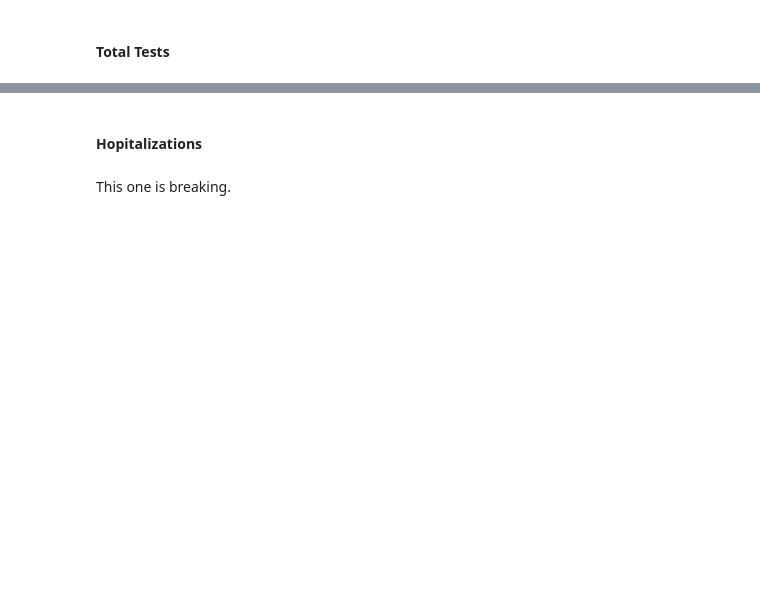
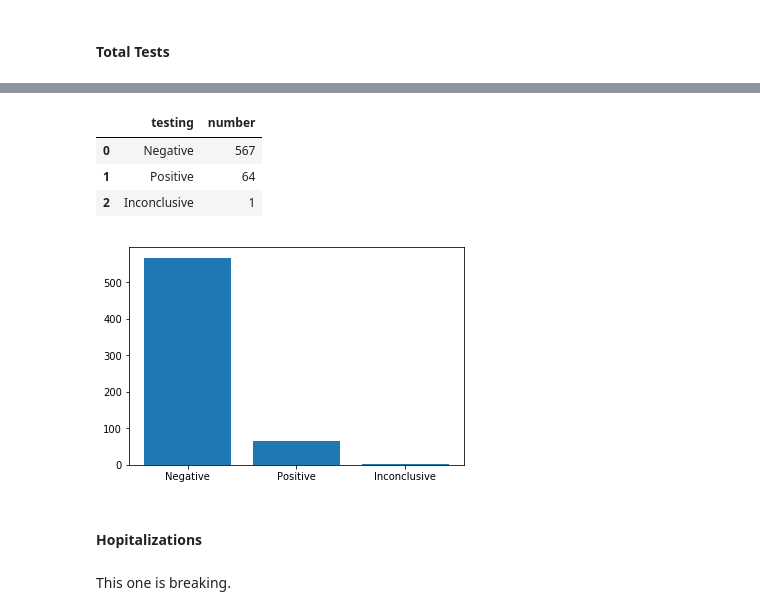
Before and after one commit to misty-garcia/covid, a Jupyter notebook: san_antonio_data.ipynb, the cells around one changed output, grey strips where cells are left out. Drawn from its saved outputs; the diff is of its cells as text; code cells hidden in the pictures; blank space fills up the shorter version.

```diff
--- a/san_antonio_data.ipynb
+++ b/san_antonio_data.ipynb
@@ -72,0 +104,3 @@ make_df(7)
+# %%
+df = make_df(7)
+df
@@ -73,3 +123,18 @@ make_df(7)
+# %%
+df = df.rename(columns={"Testing by Metro Health Laboratory":"testing","Number":"number"})
+# %%
+subset = df.loc[0:2,]
+subset
+# %% [output]
+|  | testing | number |
+| 0 | Negative | 567 |
+| 1 | Positive | 64 |
+| 2 | Inconclusive | 1 |
+# %%
+plt.bar(subset.testing,subset.number)
+plt.show()
+# %% [output]
+[figure, added]
 # %% [markdown]
 #### Hopitalizations
 # %% [markdown]
```
Also changed, not shown: parts of 42 cells of this notebook.
